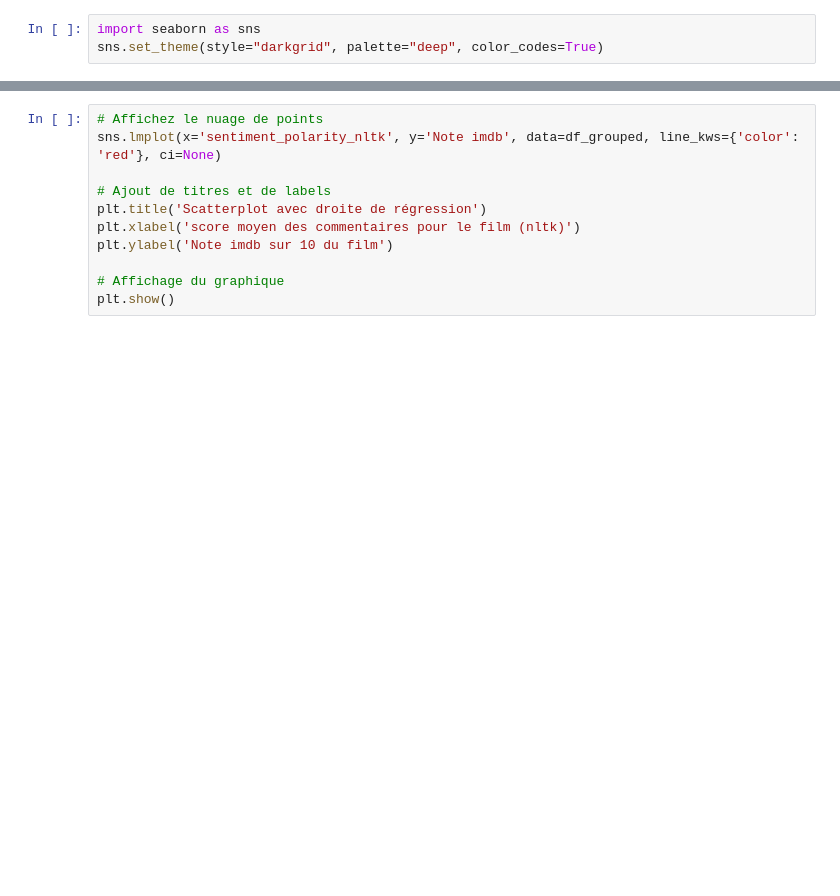
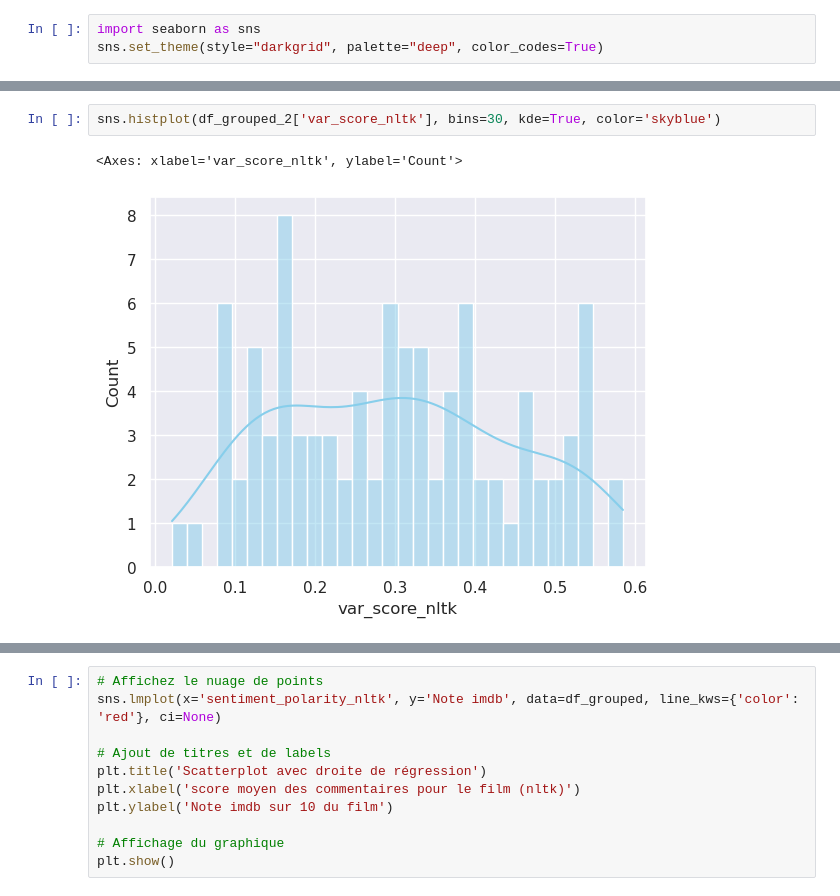
Before and after one commit to LouisArmand0/Projet_Python, a Jupyter notebook: NLP.ipynb, the cells around one changed output, grey strips where cells are left out. Cells and saved outputs as stored; diff of their text form; blank space fills up the shorter version.

```diff
--- a/NLP.ipynb
+++ b/NLP.ipynb
@@ -366,0 +407,5 @@ sns.set_theme(style="darkgrid", palette="deep", color_codes=True)
+# %%
+sns.histplot(df_grouped_2['var_score_nltk'], bins=30, kde=True, color='skyblue')
+# %% [output]
+<Axes: xlabel='var_score_nltk', ylabel='Count'>
+[figure, added]
```
Also changed, not shown: parts of 19 cells of this notebook, 2 other files.
